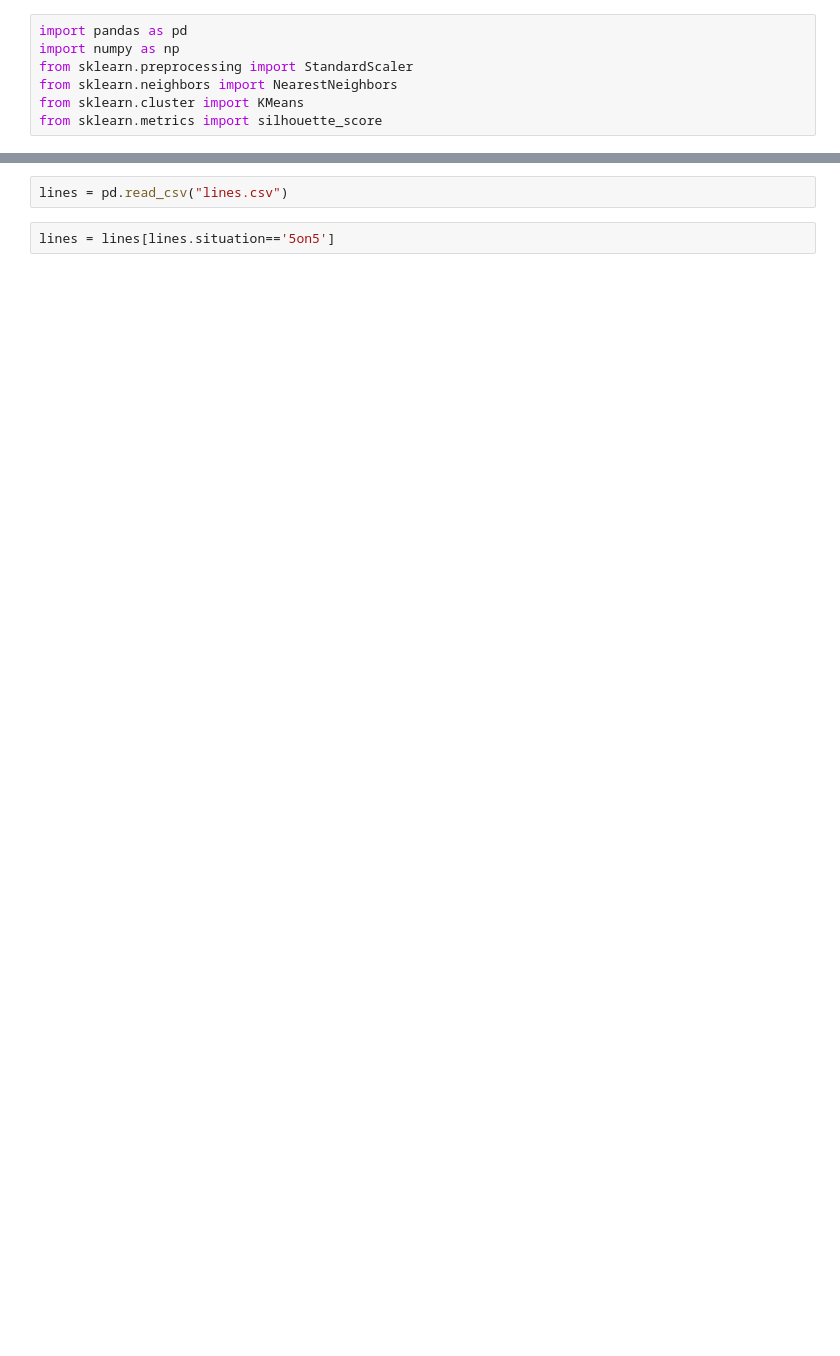
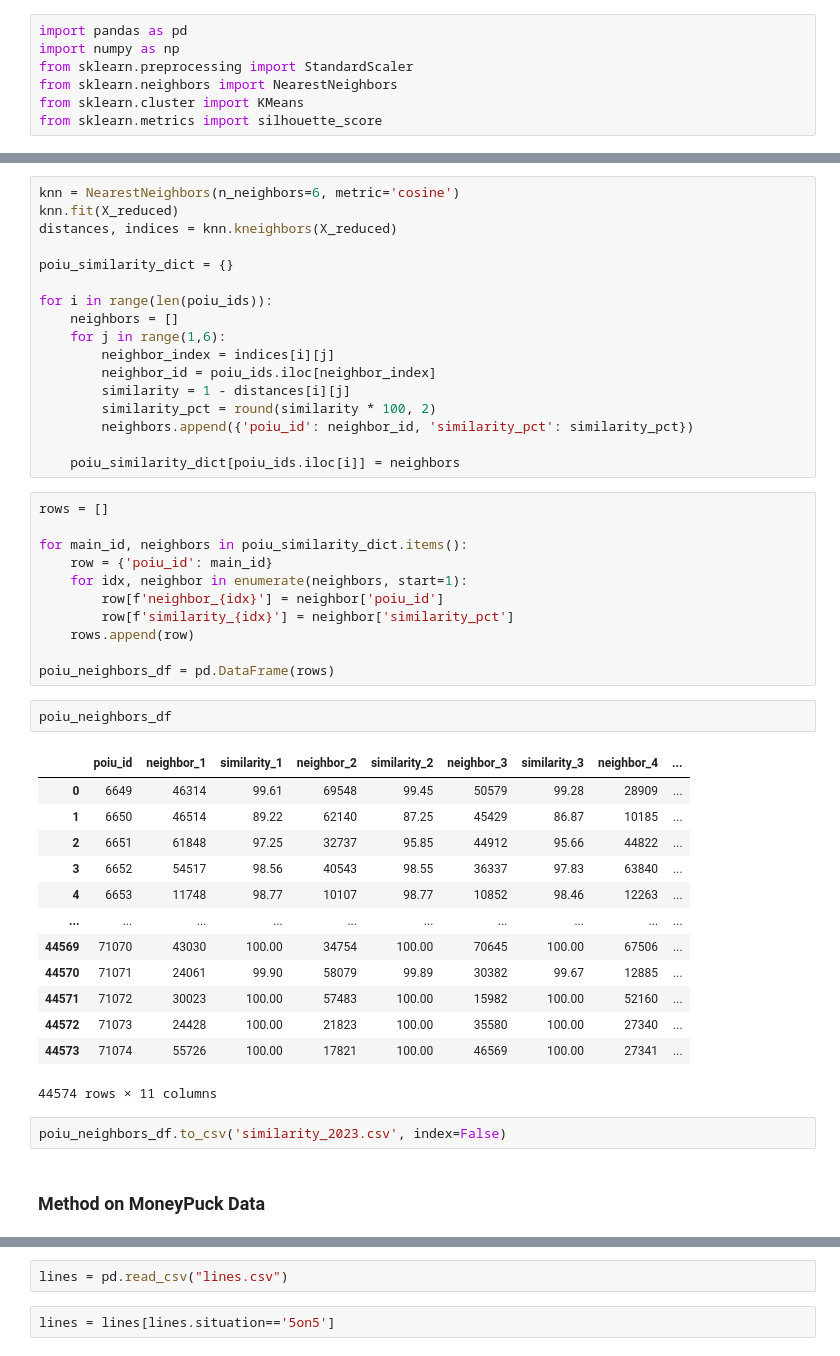
Before and after one commit to dgmouris/dva_6242_project, a Jupyter notebook: similarity/similarity_test.ipynb, the cells around one changed output, grey strips where cells are left out. Cells and saved outputs as stored; diff of their text form; blank space fills up the shorter version.

Commit message:
Updated similarity algorithm

```diff
--- a/similarity/similarity_test.ipynb
+++ b/similarity/similarity_test.ipynb
@@ -7,0 +138,48 @@ from sklearn.metrics import silhouette_score
+# %%
+knn = NearestNeighbors(n_neighbors=6, metric='cosine')
+knn.fit(X_reduced)
+distances, indices = knn.kneighbors(X_reduced)
+
+poiu_similarity_dict = {}
+
+for i in range(len(poiu_ids)):
+    neighbors = []
+    for j in range(1,6):
+        neighbor_index = indices[i][j]
+        neighbor_id = poiu_ids.iloc[neighbor_index]
+        similarity = 1 - distances[i][j]
+        similarity_pct = round(similarity * 100, 2)
+        neighbors.append({'poiu_id': neighbor_id, 'similarity_pct': similarity_pct})
+
+    poiu_similarity_dict[poiu_ids.iloc[i]] = neighbors
+# %%
+rows = []
+
+for main_id, neighbors in poiu_similarity_dict.items():
+    row = {'poiu_id': main_id}
+    for idx, neighbor in enumerate(neighbors, start=1):
+        row[f'neighbor_{idx}'] = neighbor['poiu_id']
+        row[f'similarity_{idx}'] = neighbor['similarity_pct']
+    rows.append(row)
+
+poiu_neighbors_df = pd.DataFrame(rows)
+# %%
+poiu_neighbors_df
+# %% [output]
+|  | poiu_id | neighbor_1 | similarity_1 | neighbor_2 | similarity_2 | neighbor_3 | similarity_3 | neighbor_4 | ... |
+| 0 | 6649 | 46314 | 99.61 | 69548 | 99.45 | 50579 | 99.28 | 28909 | ... |
+| 1 | 6650 | 46514 | 89.22 | 62140 | 87.25 | 45429 | 86.87 | 10185 | ... |
+| 2 | 6651 | 61848 | 97.25 | 32737 | 95.85 | 44912 | 95.66 | 44822 | ... |
+| 3 | 6652 | 54517 | 98.56 | 40543 | 98.55 | 36337 | 97.83 | 63840 | ... |
+| 4 | 6653 | 11748 | 98.77 | 10107 | 98.77 | 10852 | 98.46 | 12263 | ... |
+| ... | ... | ... | ... | ... | ... | ... | ... | ... | ... |
+| 44569 | 71070 | 43030 | 100.00 | 34754 | 100.00 | 70645 | 100.00 | 67506 | ... |
+| 44570 | 71071 | 24061 | 99.90 | 58079 | 99.89 | 30382 | 99.67 | 12885 | ... |
+| 44571 | 71072 | 30023 | 100.00 | 57483 | 100.00 | 15982 | 100.00 | 52160 | ... |
+| 44572 | 71073 | 24428 | 100.00 | 21823 | 100.00 | 35580 | 100.00 | 27340 | ... |
+| 44573 | 71074 | 55726 | 100.00 | 17821 | 100.00 | 46569 | 100.00 | 27341 | ... |
+44574 rows × 11 columns
+# %%
+poiu_neighbors_df.to_csv('similarity_2023.csv', index=False)
+# %% [markdown]
+### Method on MoneyPuck Data
```
Also changed, not shown: parts of 49 cells of this notebook.
